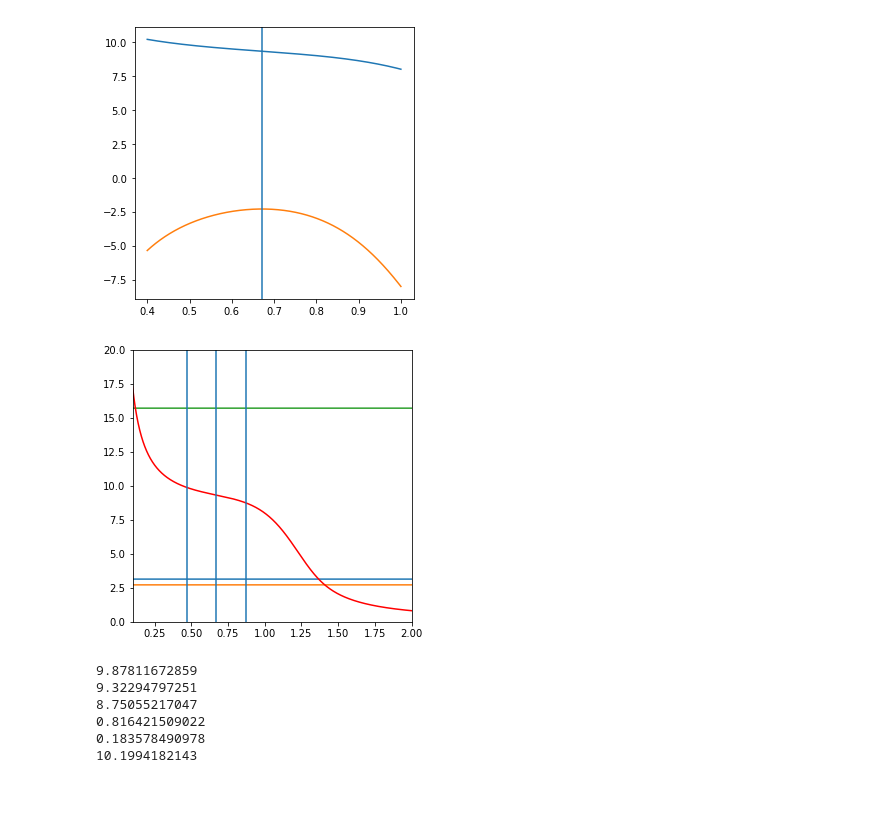
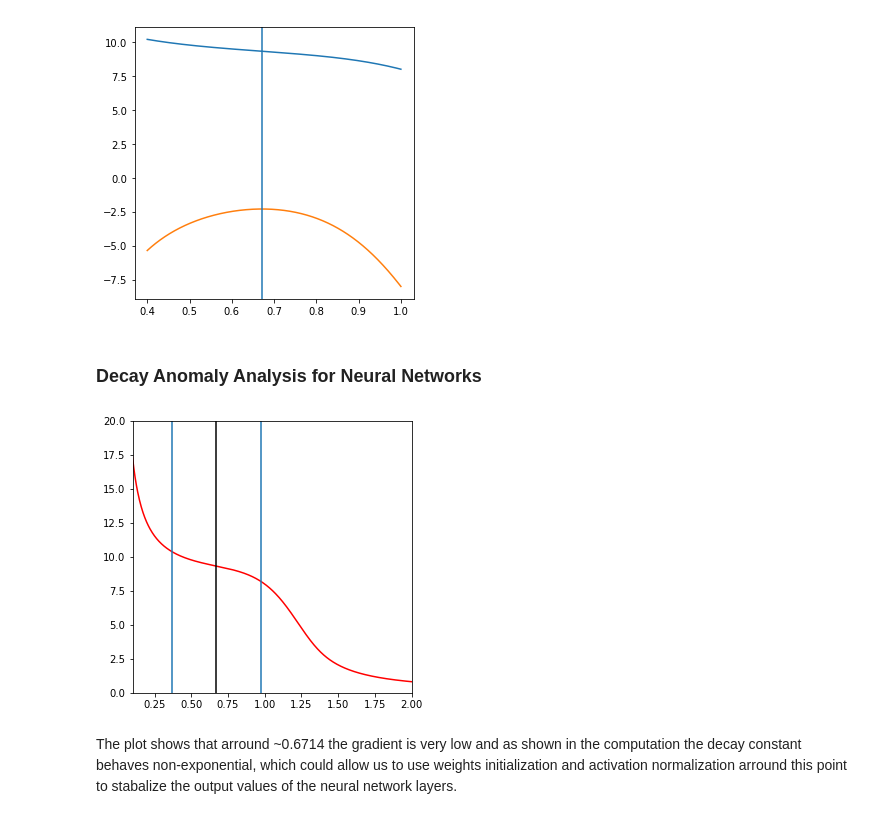
Before and after one commit to Xpitfire/deep-learning, a Jupyter notebook: experiments/Number_Theory.ipynb, the cells around one changed output. Drawn from its saved outputs; the diff is of its cells as text; code cells hidden in the pictures.

```diff
--- a/experiments/Number_Theory.ipynb
+++ b/experiments/Number_Theory.ipynb
@@ -5,9 +18,18 @@ import matplotlib.pyplot as plt
 # %%
-def factoral_sum(base, n=8):
+def varsigma(x, n=8):
+    '''Compute the decay constant.
+
+    Arguments:
+        x: defines the base for the computation
+        n: defiens the precision due to multiple iterations
+    '''
     sum = 0.
     for i in range(n):
-        sum += np.power(1./base, np.power(base, i))
+        sum += np.power(1./x, np.power(x, i))
     return sum
+
+def inverse_varsigma(x):
+    return 1/varsigma(x)
 # %%
 def print_results(bases, results):
     for (b, r) in zip(bases, results):
@@ -15,13 +37,15 @@ def print_results(bases, results):
 # %%
-min_range = 0.01
-max_range = 3
+min_range = 0.00001
+max_range = 30
 steps = 10000
 
-# experiment results
+# compute experiment results from min to max range with defined stepsize
 base_list = np.linspace(min_range, max_range, steps, endpoint=True)
+base_inverse_list = []
 base_result = []
 
 for b in base_list:
-    base_result.append(factoral_sum(b))
+    base_inverse_list.append(1./b)
+    base_result.append(varsigma(b))
 
-print_results(base_list, base_result)
+#print_results(base_list, base_result)
@@ -105,13 +138,13 @@ plt.show()
 # %%
 def gradient(x, h):
-    return (factoral_sum(x + h)-factoral_sum(x))/h
+    return (varsigma(x + h)-varsigma(x))/h
 # %%
 h = 0.0000001
 base_list_range = np.linspace(0.4, 1, 10000, endpoint=True)
 base_list_result_range = []
 base_list_gradients = []
 for x in base_list_range:
-    base_list_result_range.append(factoral_sum(x))
+    base_list_result_range.append(varsigma(x))
     base_list_gradients.append(gradient(x, h))
 
 min_gradient = np.argmax(base_list_gradients)
@@ -129,37 +167,22 @@ plt.axvline(x=min_gradient_base)
 plt.show()
 # %% [output]
 [figure]
+# %% [markdown]
+### Decay Anomaly Analysis for Neural Networks
 # %%
 plt.figure(figsize=(5,5))
 
-plt.plot(base_list, pi_list)
-plt.plot(base_list, exp_list)
-plt.plot(base_list, f_x_base_area_list)
 plt.plot(base_list, base_result, c='r')
 
-plt.axvline(x=min_gradient_base)
-plt.axvline(x=min_gradient_base-0.2)
-plt.axvline(x=min_gradient_base+0.2)
+plt.axvline(x=min_gradient_base, c='k')
+plt.axvline(x=min_gradient_base-0.5)
+plt.axvline(x=min_gradient_base+0.3)
 
 plt.xlim((0.1, 2))
 plt.ylim((0, 20))
 
 plt.show()
 # %% [output]
-[figure, old version]
+[figure, new version]
-# %%
-print(factoral_sum(min_gradient_base-0.2))
-print(factoral_sum(min_gradient_base))
-print(factoral_sum(min_gradient_base+0.2))
-
-print(factoral_sum(2))
-print(1-factoral_sum(2))
-
-print(factoral_sum(0.4))
-# %% [output]
-9.87811672859
-9.32294797251
-8.75055217047
-0.816421509022
-0.183578490978
-10.1994182143
+# %% [markdown]
+The plot shows that arround ~0.6714 the gradient is very low and as shown in the computation the decay constant behaves non-exponential, which could allow us to use weights initialization and activation normalization arround this point to stabalize the output values of the neural network layers.
```
Also changed, not shown: parts of 30 cells of this notebook.
